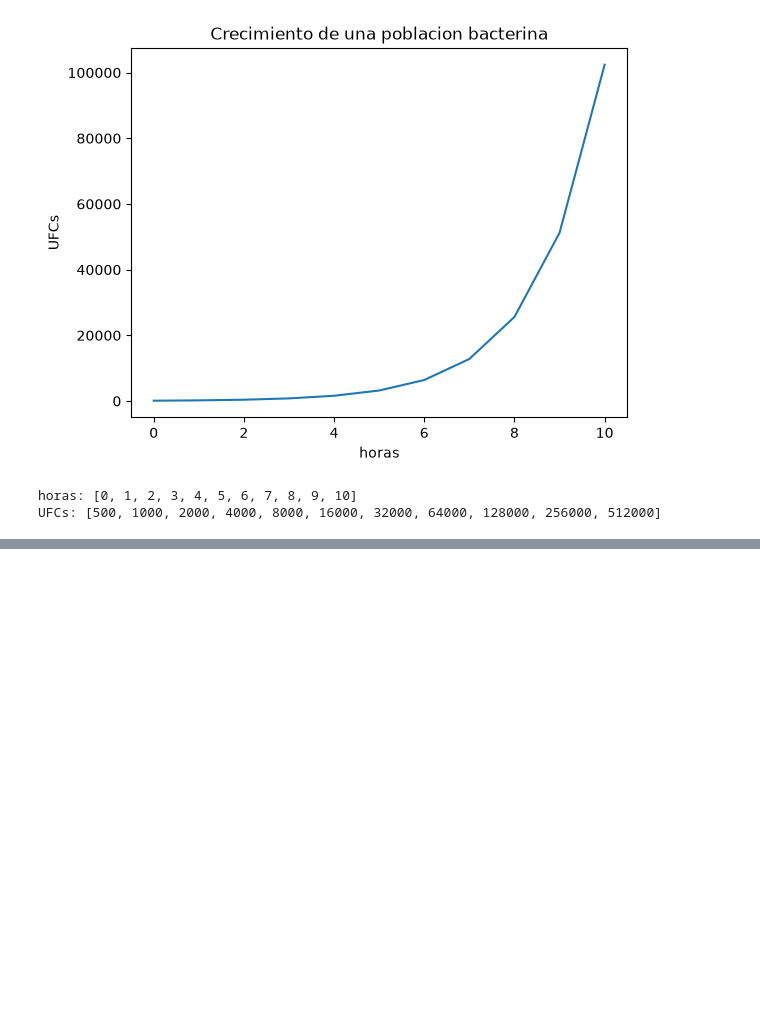
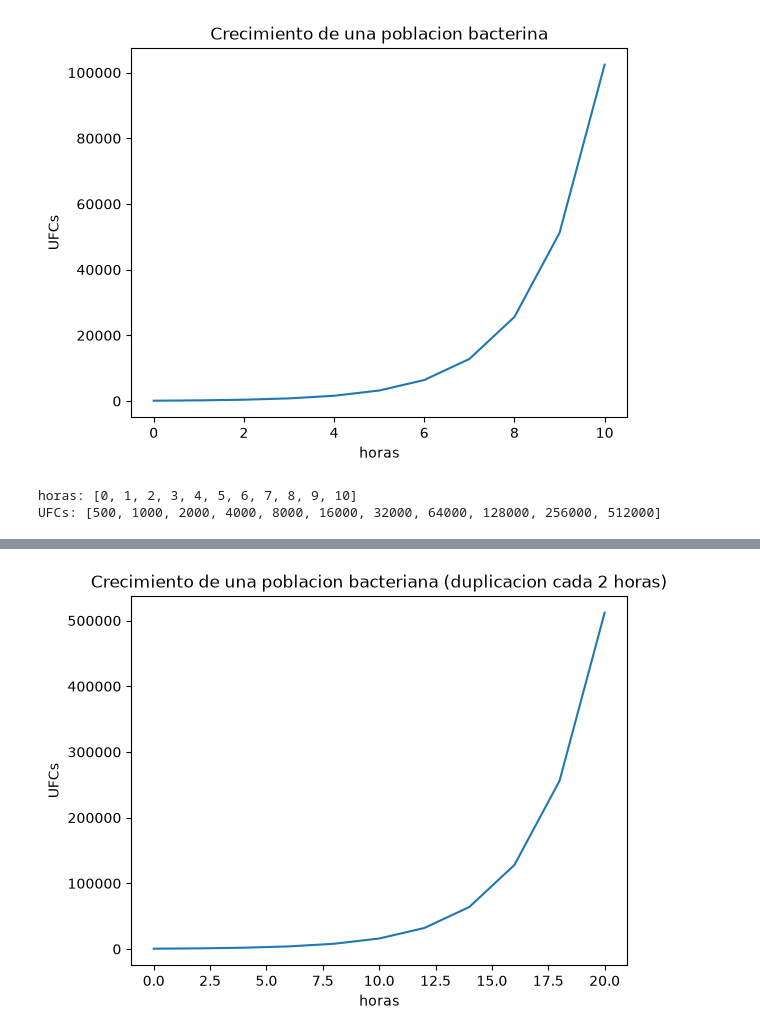
Before and after one commit to karendiaz16/MetodosBiologiaComputacional_2027-1_5457, a Jupyter notebook: clase140926.ipynb, the cells around one changed output, grey strips where cells are left out. Cells and saved outputs as stored; diff of their text form; code cells hidden in the pictures; blank space fills up the shorter version.

```diff
--- a/clase140926.ipynb
+++ b/clase140926.ipynb
@@ -45,0 +55,8 @@ tiempo2 = [
+# %%
+plt.plot(tiempo_3, bacterias_3)
+plt.xlabel("horas")
+plt.ylabel("UFCs")
+plt.title("Crecimiento de una poblacion bacteriana (duplicacion cada 2 horas)")
+plt.show()
+# %% [output]
+[figure, added]
```
Also changed, not shown: parts of 23 cells of this notebook.
